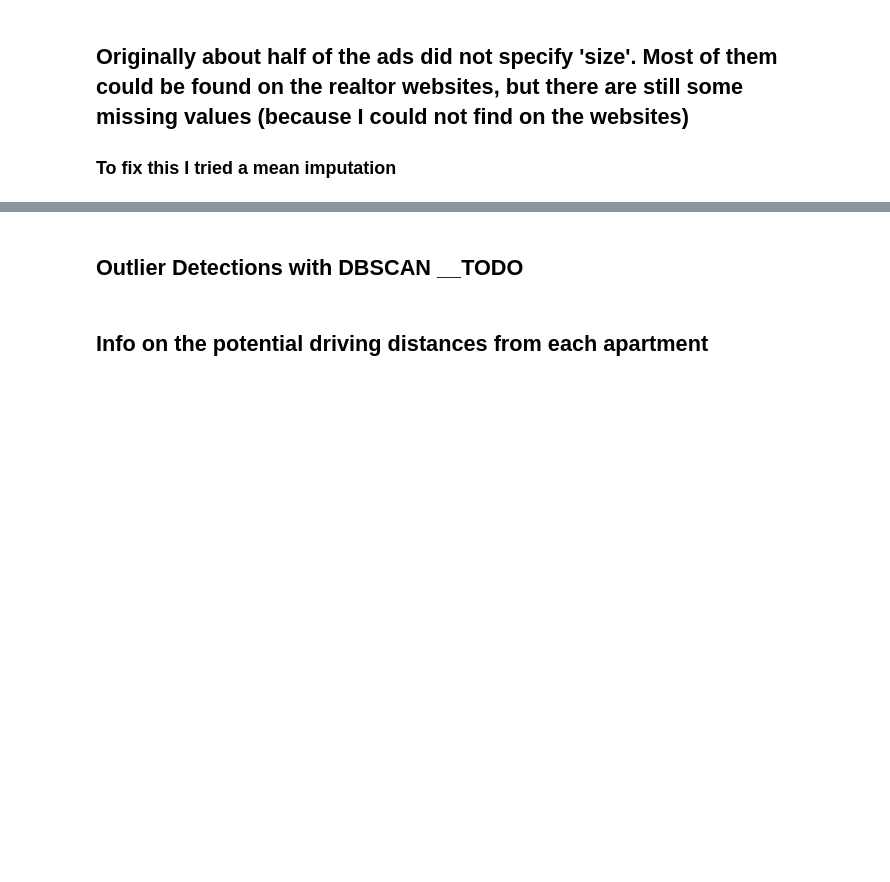
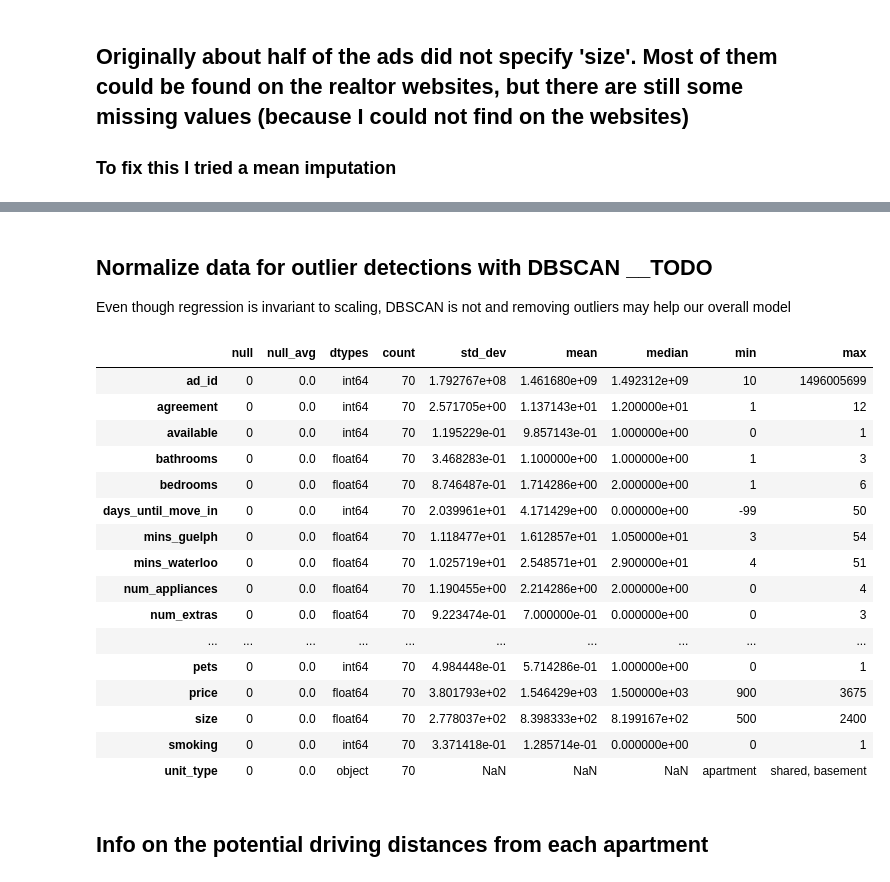
Before and after one commit to suarez96/apartment_regression, a Jupyter notebook: apartment.ipynb, the cells around one changed output, grey strips where cells are left out. Saved outputs shown, nothing was run; the diff lists cells and outputs as text; code cells hidden in the pictures; blank space fills up the shorter version.

Commit message:
started outlier detection

```diff
--- a/apartment.ipynb
+++ b/apartment.ipynb
@@ -86,12 +82,0 @@ dtype: int64
-# %%
-from sklearn.preprocessing import StandardScaler
-categorical = ['ad_id', 'unit_type']
-cat = df.loc[:, categorical]
-num = df.drop(columns=categorical)
-norm = pd.concat([pd.DataFrame(StandardScaler().fit_transform(num), columns = num.columns), cat], axis = 1)
-display(norm)
-if NORMALIZE == True:
-    df = norm
-
-
-display(summary(df))
@@ -157,5 +125,35 @@ display(summary(df))
-# %% [markdown]
-## Outlier Detections with DBSCAN __TODO
+# %% [markdown]
+## Normalize data for outlier detections with DBSCAN __TODO
+Even though regression is invariant to scaling, DBSCAN is not and removing outliers may help our overall model
+# %%
+from sklearn.preprocessing import MinMaxScaler
+from sklearn.preprocessing import RobustScaler
+categorical = ['ad_id', 'unit_type']
+cat = df.loc[:, categorical]
+num = df.drop(columns=categorical)
+# norm = pd.concat([pd.DataFrame(MinMaxScaler(feature_range=(1e-3, 1+(1e-3))).fit_transform(num), columns = num.columns), cat], axis = 1)
+
+norm_df = pd.concat([pd.DataFrame(RobustScaler().fit_transform(num), columns = num.columns), cat], axis = 1)
+
+display(summary(df))
+# %% [output]
+|  | null | null_avg | dtypes | count | std_dev | mean | median | min | max |
+| ad_id | 0 | 0.0 | int64 | 70 | 1.792767e+08 | 1.461680e+09 | 1.492312e+09 | 10 | 1496005699 |
+| agreement | 0 | 0.0 | int64 | 70 | 2.571705e+00 | 1.137143e+01 | 1.200000e+01 | 1 | 12 |
+| available | 0 | 0.0 | int64 | 70 | 1.195229e-01 | 9.857143e-01 | 1.000000e+00 | 0 | 1 |
+| bathrooms | 0 | 0.0 | float64 | 70 | 3.468283e-01 | 1.100000e+00 | 1.000000e+00 | 1 | 3 |
+| bedrooms | 0 | 0.0 | float64 | 70 | 8.746487e-01 | 1.714286e+00 | 2.000000e+00 | 1 | 6 |
+| days_until_move_in | 0 | 0.0 | int64 | 70 | 2.039961e+01 | 4.171429e+00 | 0.000000e+00 | -99 | 50 |
+| mins_guelph | 0 | 0.0 | float64 | 70 | 1.118477e+01 | 1.612857e+01 | 1.050000e+01 | 3 | 54 |
+| mins_waterloo | 0 | 0.0 | float64 | 70 | 1.025719e+01 | 2.548571e+01 | 2.900000e+01 | 4 | 51 |
+| num_appliances | 0 | 0.0 | float64 | 70 | 1.190455e+00 | 2.214286e+00 | 2.000000e+00 | 0 | 4 |
+| num_extras | 0 | 0.0 | float64 | 70 | 9.223474e-01 | 7.000000e-01 | 0.000000e+00 | 0 | 3 |
+| ... | ... | ... | ... | ... | ... | ... | ... | ... | ... |
+| pets | 0 | 0.0 | int64 | 70 | 4.984448e-01 | 5.714286e-01 | 1.000000e+00 | 0 | 1 |
+| price | 0 | 0.0 | float64 | 70 | 3.801793e+02 | 1.546429e+03 | 1.500000e+03 | 900 | 3675 |
+| size | 0 | 0.0 | float64 | 70 | 2.778037e+02 | 8.398333e+02 | 8.199167e+02 | 500 | 2400 |
+| smoking | 0 | 0.0 | int64 | 70 | 3.371418e-01 | 1.285714e-01 | 0.000000e+00 | 0 | 1 |
+| unit_type | 0 | 0.0 | object | 70 | NaN | NaN | NaN | apartment | shared, basement |
 # %% [markdown]
 ## Info on the potential driving distances from each apartment
 # %%
```
Also changed, not shown: parts of 19 cells of this notebook.
